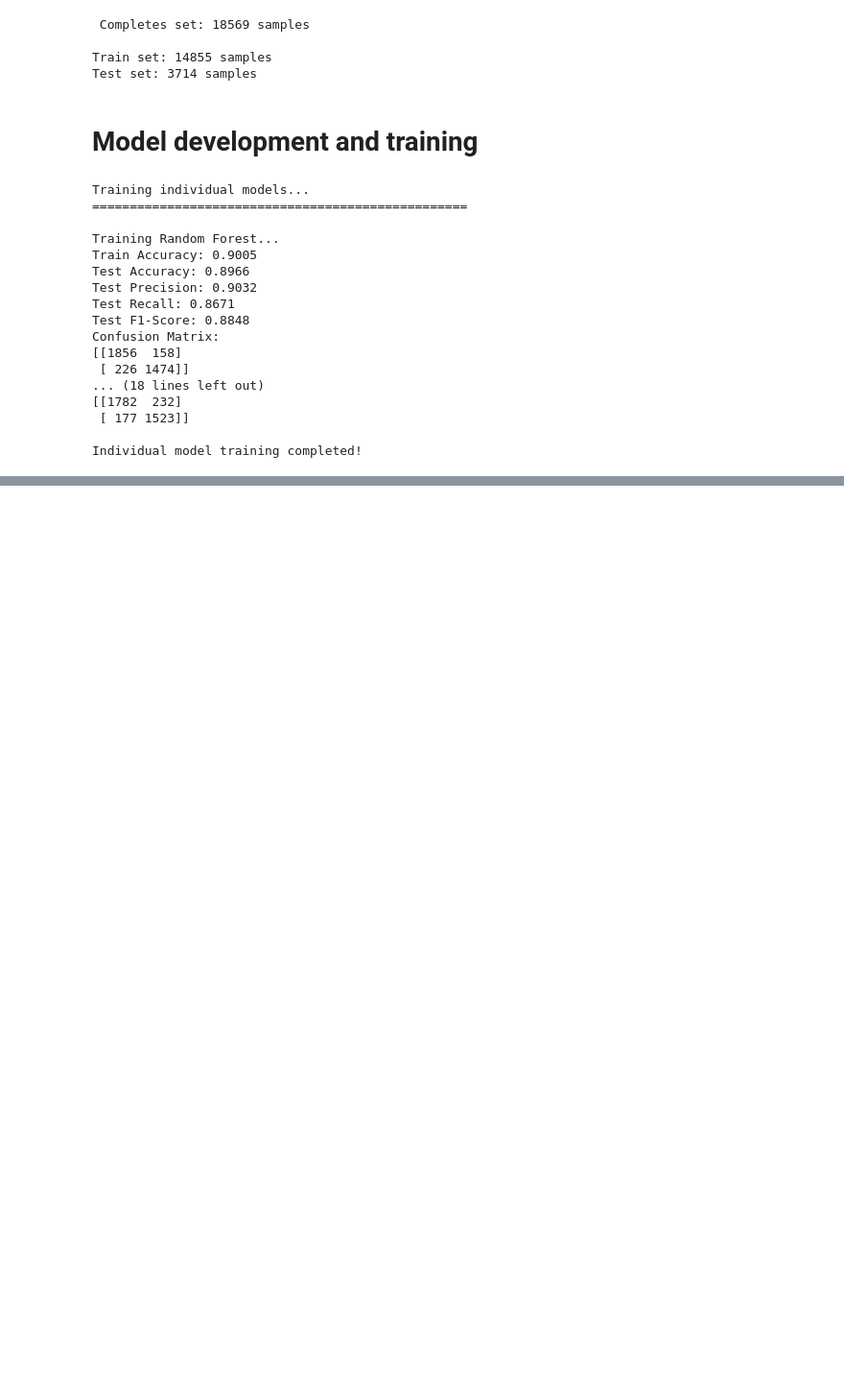
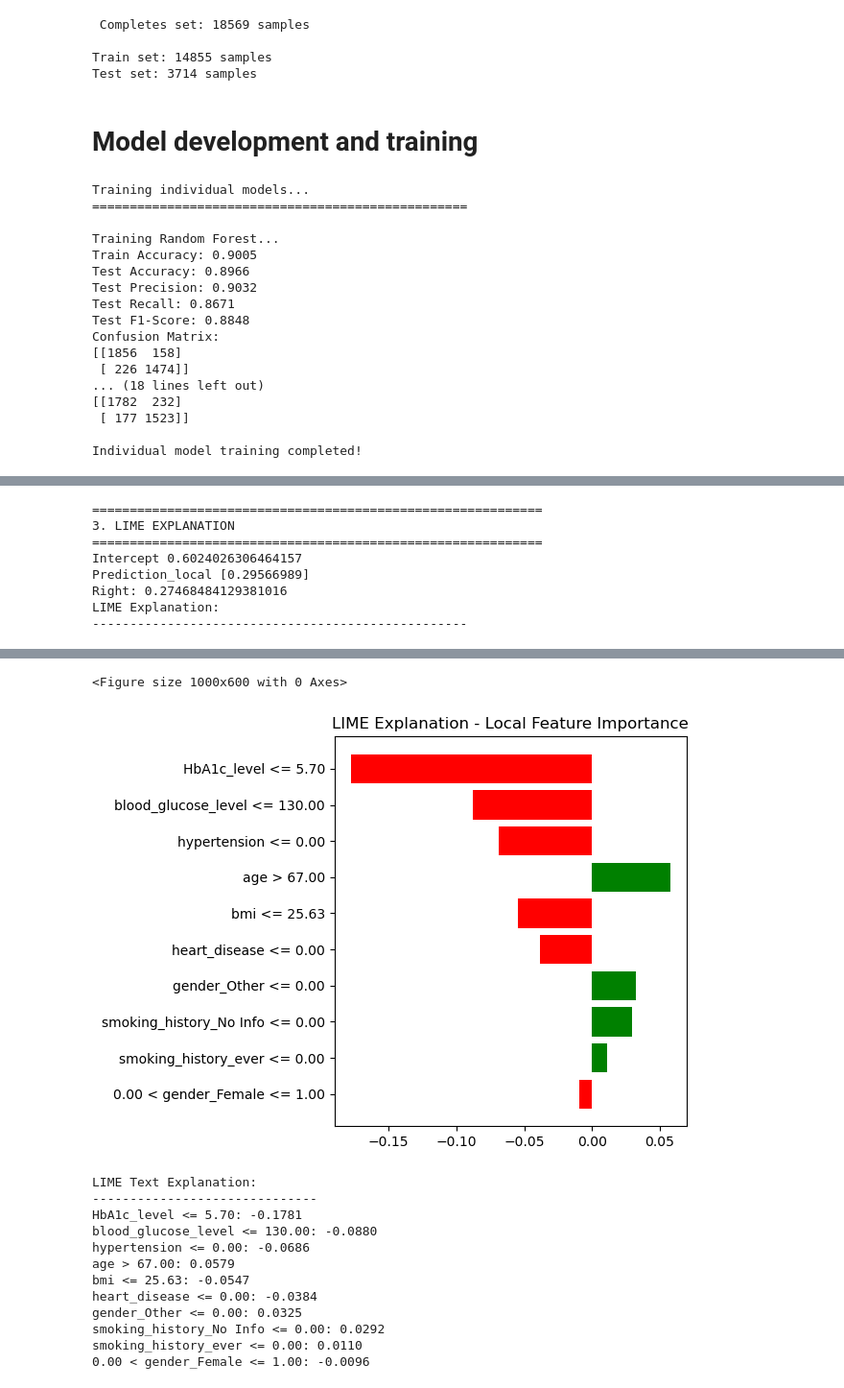
Before and after one commit to tinashejima/Python, a Jupyter notebook: my-project-code/diabetes-pipeline.ipynb, the cells around one changed output, grey strips where cells are left out. Shown at 96% size. Cells and saved outputs as stored; diff of their text form; code cells hidden in the pictures; blank space fills up the shorter version.

```diff
--- a/my-project-code/diabetes-pipeline.ipynb
+++ b/my-project-code/diabetes-pipeline.ipynb
@@ -772,0 +585,54 @@ plt.show()
+# %%
+
+print("\n" + "="*60)
+print("3. LIME EXPLANATION")
+print("="*60)
+
+# You'll need your training data for LIME
+# Assuming you have X_train from your original training
+# If not, you might need to recreate or load it
+
+# Create LIME explainer
+explainer_lime = lime.lime_tabular.LimeTabularExplainer(
+    training_data=X_train.values if 'X_train' in locals() else sample_data.values,  # Use available data
+    feature_names=feature_names,
+    class_names=['No Diabetes', 'Diabetes'],
+    mode='classification',
+    verbose=True,
+    random_state=42
+)
+
+# Explain the instance
+exp = explainer_lime.explain_instance(
+    sample_data.iloc[0].values,
+    best_model.predict_proba,
+    num_features=10
+)
+
+print("LIME Explanation:")
+print("-" * 50)
+
+# Show in console
+exp.show_in_notebook(show_table=True)
+
+# Plot explanation
+plt.figure(figsize=(10, 6))
+exp.as_pyplot_figure()
+plt.title('LIME Explanation - Local Feature Importance')
+plt.tight_layout()
+plt.show()
+
+# Print explanation in text format
+print("\nLIME Text Explanation:")
+print("-" * 30)
+for feature, weight in exp.as_list():
+    print(f"{feature}: {weight:.4f}")
+# %% [output]
+============================================================
+3. LIME EXPLANATION
+============================================================
+Intercept 0.6024026306464157
+Prediction_local [0.29566989]
+Right: 0.27468484129381016
+LIME Explanation:
+--------------------------------------------------
@@ -772,0 +640,14 @@ plt.show()
+<Figure size 1000x600 with 0 Axes>
+[figure, added]
+LIME Text Explanation:
+------------------------------
+HbA1c_level <= 5.70: -0.1781
+blood_glucose_level <= 130.00: -0.0880
+hypertension <= 0.00: -0.0686
+age > 67.00: 0.0579
+bmi <= 25.63: -0.0547
+heart_disease <= 0.00: -0.0384
+gender_Other <= 0.00: 0.0325
+smoking_history_No Info <= 0.00: 0.0292
+smoking_history_ever <= 0.00: 0.0110
+0.00 < gender_Female <= 1.00: -0.0096
```
Also changed, not shown: parts of 22 cells of this notebook, 3 other files.
